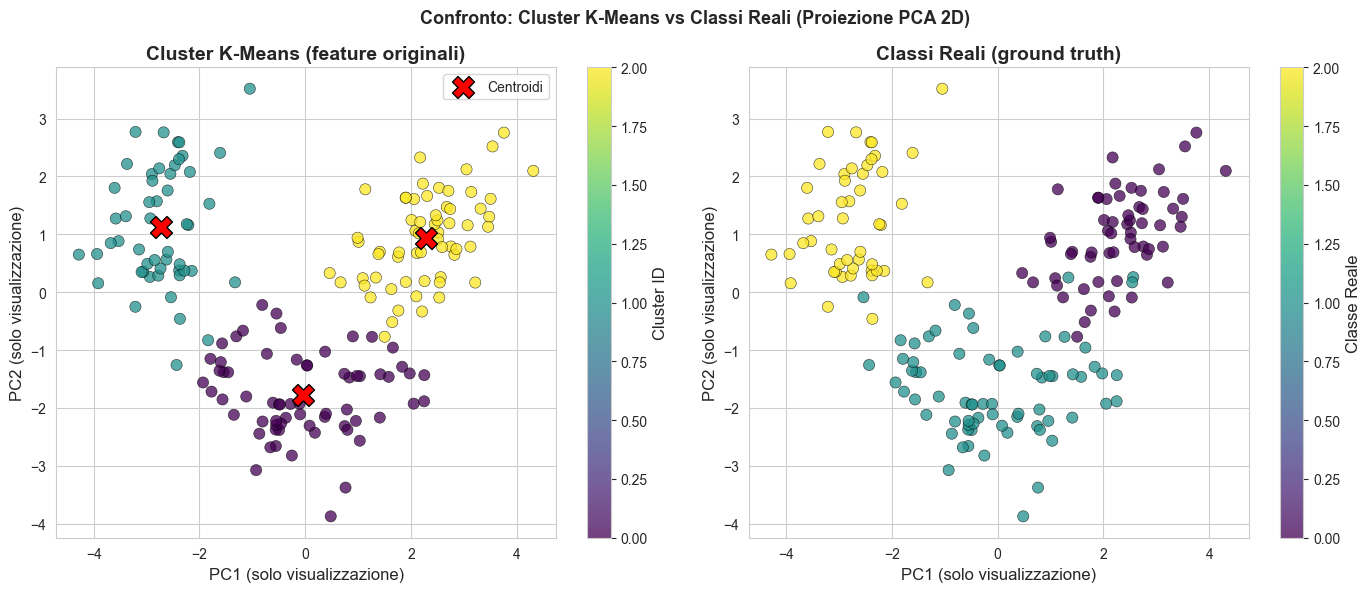
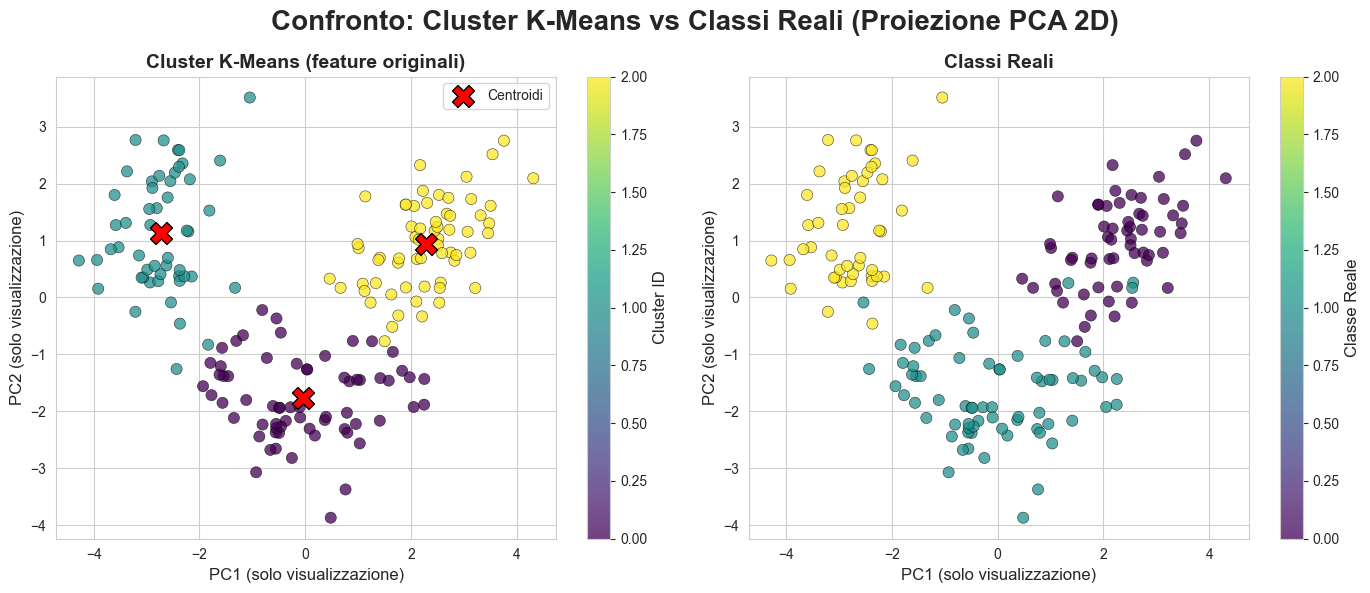
Code edit (unified diff) that turned the first committed figure into the second:
--- before
+++ after
@@ -33,10 +33,10 @@
     cmap='viridis', edgecolors='k', alpha=0.75, s=65, linewidths=0.4
 )
-ax_true_labels_view.set_title('Classi Reali (ground truth)', fontweight='bold')
+ax_true_labels_view.set_title('Classi Reali', fontweight='bold')
 ax_true_labels_view.set_xlabel('PC1 (solo visualizzazione)')
 ax_true_labels_view.set_ylabel('PC2 (solo visualizzazione)')
 plt.colorbar(scatter_real, ax=ax_true_labels_view, label='Classe Reale')
 
-fig.suptitle('Confronto: Cluster K-Means vs Classi Reali (Proiezione PCA 2D)', fontsize=13, fontweight='bold')
+fig.suptitle('Confronto: Cluster K-Means vs Classi Reali (Proiezione PCA 2D)', fontsize=20, fontweight='bold')
 plt.tight_layout()
 plt.show()

Commit: Modified Graphs sizes